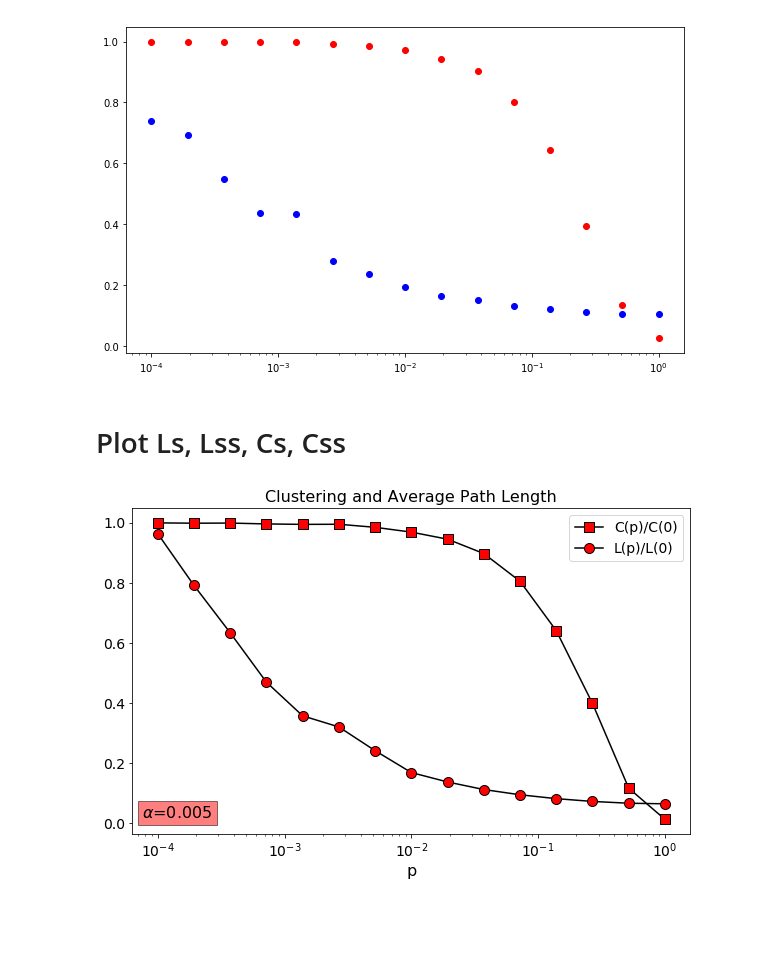
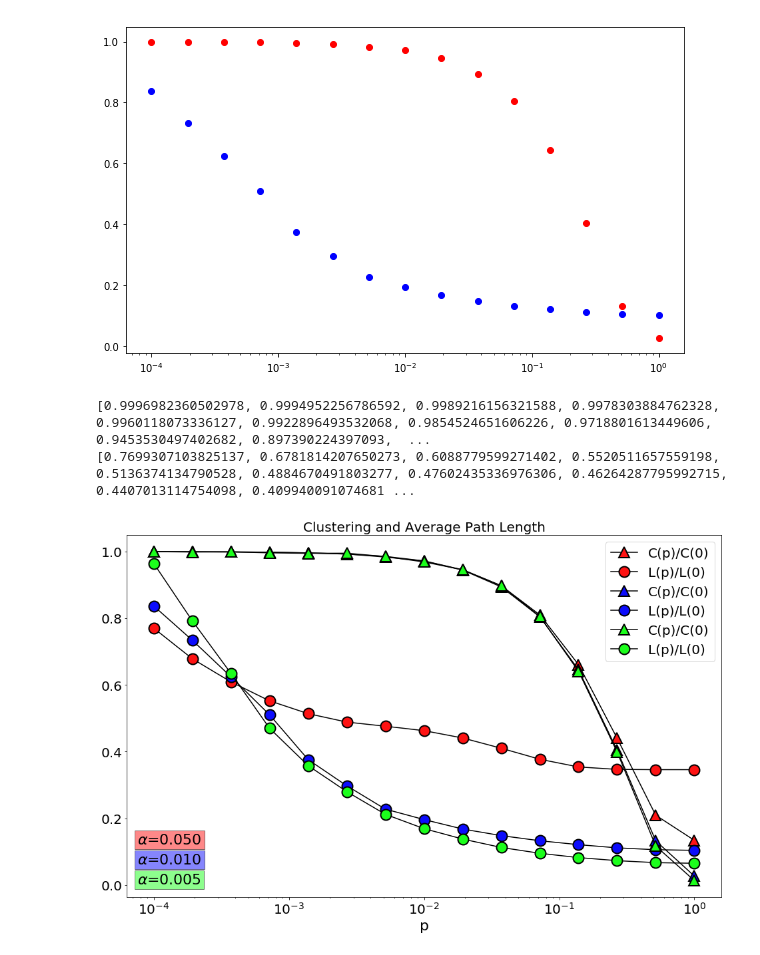
Before and after one commit to KiloLiuton/event-driven-cpp-minimalist, a Jupyter notebook: small-world.ipynb, the cells around one changed output. Cells and saved outputs as stored; diff of their text form; code cells hidden in the pictures; blank space fills up the shorter version.

```diff
--- a/small-world.ipynb
+++ b/small-world.ipynb
@@ -59,20 +60,20 @@ ps = np.logspace(-4, 0, 15)
 alpha = 0.01
 N = 1000
 #K = round(alpha * N)
-K = 10
+K = 50
 G0 = makeGraph(N, K, 0)
 C0 = C(G0, 0)
 L0 = avg_L(G0)
-Lss = []
-Css = []
+Lsss = []
+Csss = []
 
 for p in tqdm(ps):
-    G = makeGraph(N, K, p)
-
+    continue
     CR = 0
     LR = 0
     TRIALS = 20
     for i in range(TRIALS):
+        G = makeGraph(N, K, p)
         CR += avg_C(G)
         LR += avg_L(G)
     CR /= TRIALS
@@ -88,34 +89,48 @@ ax.semilogx(ps, Css, 'ro')
 ax.semilogx(ps, Lss, 'bo')
 plt.show()
 # %% [output]
-[figure, old version]
+[figure, new version]
+# %%
+print(Csss)
+print(Lsss)
+# %% [output]
+[0.9996982360502978, 0.9994952256786592, 0.9989216156321588, 0.9978303884762328, 0.9960118073336127, 0.9922896493532068, 0.9854524651606226, 0.9718801613449606, 0.9453530497402682, 0.897390224397093,  ...
+[0.7699307103825137, 0.6781814207650273, 0.6088779599271402, 0.5520511657559198, 0.5136374134790528, 0.4884670491803277, 0.47602435336976306, 0.46264287795992715, 0.4407013114754098, 0.409940091074681 ...
 # %%
-alpha = 0.005
+a1 = 0.005
+a2 = 0.010
+a3 = 0.05
 ps = np.logspace(-4, 0, 15)
 Cs = [0.9996348484848439, 0.9985113636363597, 0.998944696969693, 0.9960757575757527, 0.9946151515151458, 0.9949772727272678, 0.9848712121212062, 0.9688575757575704, 0.9453512987012955, 0.8975565018314996, 0.8052639610389615, 0.6408396187146195, 0.39871182934712385, 0.11675343504534728, 0.012995477806507222]
-Ls = [0.9639627777777775, 0.7917921428571429, 0.6341069047619046, 0.469622222222222, 0.3576133333333333, 0.32057157539682535, 0.2416050000000001, 0.1688009523809523, 0.13748341269841272, 0.11230341269841275, 0.09487654761904764, 0.0819724603174603, 0.07266932539682538, 0.06673103174603176, 0.06482059523809526]
+Ls = [0.9639627777777775, 0.7917921428571429, 0.6341069047619046, 0.469622222222222, 0.3576133333333333, 0.2796091666666667, 0.2116050000000001, 0.1688009523809523, 0.13748341269841272, 0.11230341269841275, 0.09487654761904764, 0.0819724603174603, 0.07266932539682538, 0.06673103174603176, 0.06482059523809526]
+Css = [0.9996399529688492, 0.9993733980011831, 0.9987991945914237, 0.9981188327721726, 0.9958586055701805, 0.9926800615554924, 0.9833931330736605, 0.9716373229046205, 0.9444050970701106, 0.893886699449605, 0.8039519941873507, 0.6454398615487825, 0.40404380679307245, 0.1322978550437523, 0.026548652283610287]
+Lss = [0.8364323222003929, 0.733611489194499, 0.6241903339882122, 0.5100692770137525, 0.37560416895874266, 0.2971655363457761, 0.22721016895874266, 0.19595943811394892, 0.16767389390962675, 0.14776046365422396, 0.13244695874263263, 0.12071135559921414, 0.11115983497053047, 0.10558475442043225, 0.10367500589390963]
+Csss = [0.9996982360502978, 0.9994952256786592, 0.9989216156321588, 0.9978303884762328, 0.9960118073336127, 0.9922896493532068, 0.9854524651606226, 0.9718801613449606, 0.9453530497402682, 0.897390224397093, 0.809839535914091, 0.6607898761359069, 0.4399502004282697, 0.20907889922444714, 0.13368162353045632]
+Lsss = [0.7699307103825137, 0.6781814207650273, 0.6088779599271402, 0.5520511657559198, 0.5136374134790528, 0.4884670491803277, 0.47602435336976306, 0.46264287795992715, 0.4407013114754098, 0.40994009107468116, 0.3767873952641165, 0.3538734244080145, 0.346536466302368, 0.34574892531876145, 0.34572355191256826]
-# %% [markdown]
-# Plot Ls, Lss, Cs, Css
 # %%
-fig = plt.figure(figsize=(10, 6))
+fig = plt.figure(figsize=(16, 10))
 ax = fig.add_subplot(111)
 
-ax.semilogx(ps, Css, '^-', color='k', ms=10, mfc='c', label='C(p)/C(0)')
-ax.semilogx(ps, Lss, 'o-', color='k', ms=10, mfc='c', label='L(p)/L(0)')
-ax.semilogx(ps, Cs, '^-', color='k', ms=10, mfc='r', label='C(p)/C(0)')
-ax.semilogx(ps, Ls, 'o-', color='k', ms=10, mfc='r', label='L(p)/L(0)')
-ax.set_xlabel('p', fontsize=16)
-ax.tick_params(labelsize=14)
-plt.legend(loc='upper right', fontsize=14)
-plt.title('Clustering and Average Path Length', fontsize=16)
+c = _get_colors(3)
+ax.semilogx(ps, Csss, '^-', color='k', mew=2, ms=16, mfc=c[0], label='C(p)/C(0)')
+ax.semilogx(ps, Lsss, 'o-', color='k', mew=2, ms=16, mfc=c[0], label='L(p)/L(0)')
+ax.semilogx(ps, Css, '^-', color='k', mew=2, ms=16, mfc=c[2], label='C(p)/C(0)')
+ax.semilogx(ps, Lss, 'o-', color='k', mew=2, ms=16, mfc=c[2], label='L(p)/L(0)')
+ax.semilogx(ps, Cs, '^-', color='k', mew=2, ms=16, mfc=c[1], label='C(p)/C(0)')
+ax.semilogx(ps, Ls, 'o-', color='k', mew=2, ms=16, mfc=c[1], label='L(p)/L(0)')
+ax.set_xlabel('p', fontsize=22)
+ax.tick_params(labelsize=20)
+plt.legend(loc='upper right', fontsize=20)
+plt.title('Clustering and Average Path Length', fontsize=20)
 
 inv = ax.transData.inverted()
-plt.text(*inv.transform((100,70)), '$\\alpha$=%.3f'%alpha, bbox=dict(fc='r', alpha=0.5), fontsize=16)
-plt.text(*inv.transform((100,110)), '$\\alpha$=%.3f'%alpha, bbox=dict(fc='c', alpha=0.5), fontsize=16)
+plt.text(*inv.transform((160,110)), '$\\alpha$=%.3f'%a1, bbox=dict(fc=c[1], alpha=0.5), fontsize=22)
+plt.text(*inv.transform((160,140)), '$\\alpha$=%.3f'%a2, bbox=dict(fc=c[2], alpha=0.5), fontsize=22)
+plt.text(*inv.transform((160,170)), '$\\alpha$=%.3f'%a3, bbox=dict(fc=c[0], alpha=0.5), fontsize=22)
 plt.show()
-#plt.savefig('CLalpha0_005.png')
+#plt.savefig('small-world.png')
 # %% [output]
-[figure, old version]
+[figure, new version]
 # %%
 from matplotlib.patches import Ellipse, Wedge, Circle
 from matplotlib.lines import Line2D
```
Also changed, not shown: parts of 1 cell of this notebook, 6 other files.
